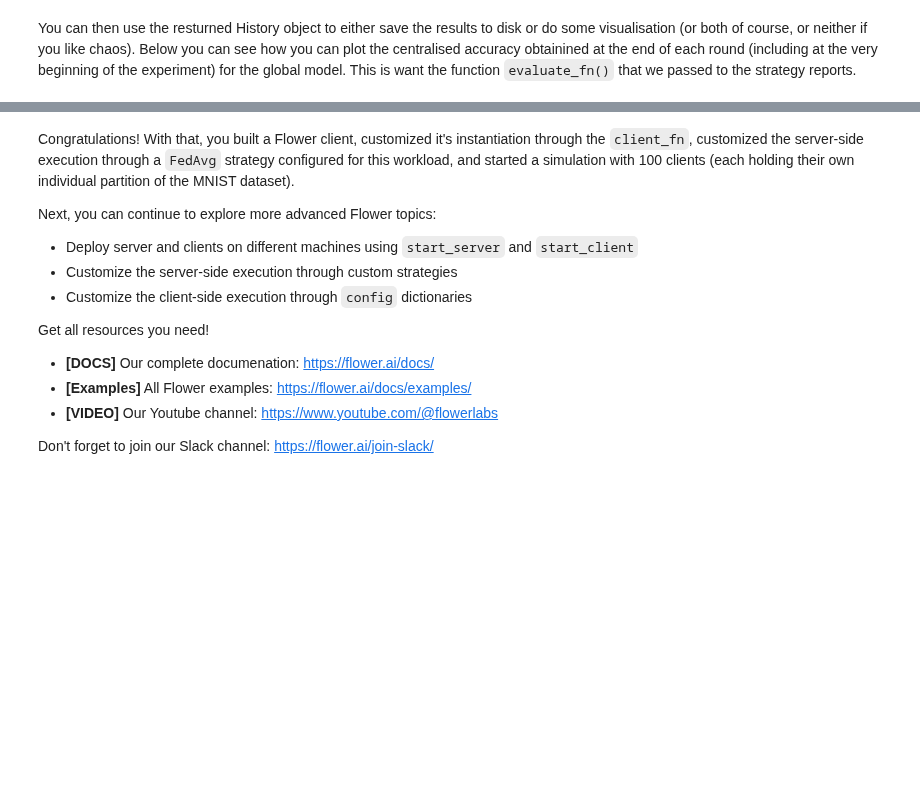
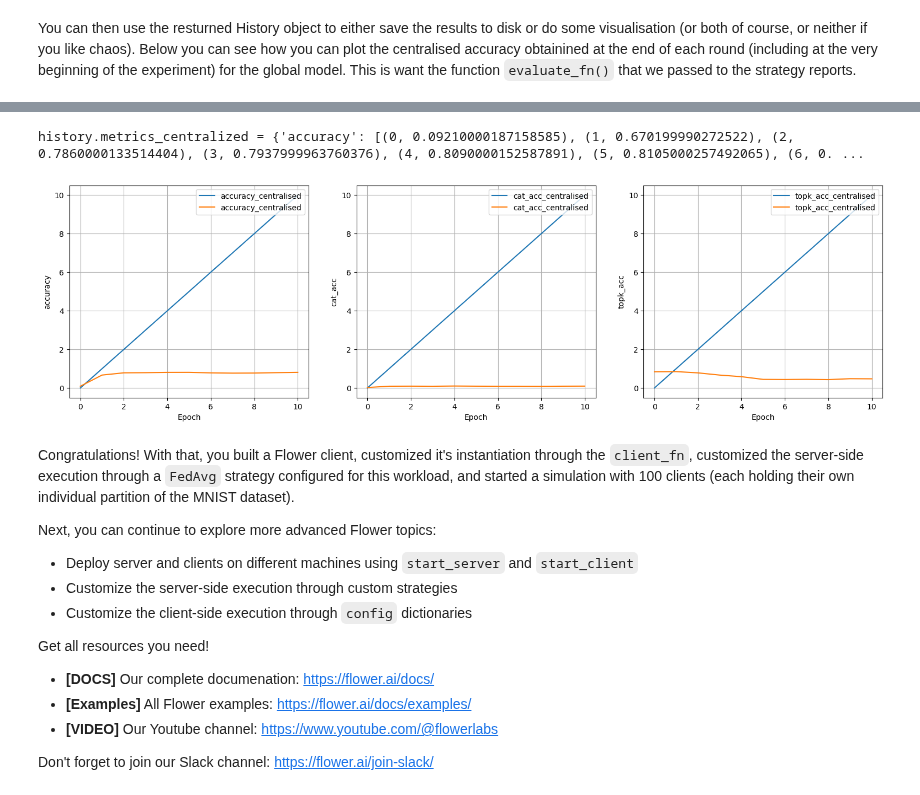
Before and after one commit to AnastasiaBrinati/Progetto-ML-23-24, a Jupyter notebook: task3_federated.ipynb, the cells around one changed output, grey strips where cells are left out. Drawn from its saved outputs; the diff is of its cells as text; code cells hidden in the pictures; blank space fills up the shorter version.

```diff
--- a/task3_federated.ipynb
+++ b/task3_federated.ipynb
@@ -208,7 +225,7 @@ def get_strategy(centralized_testset):
       evaluate_fn=get_evaluate_fn(centralized_testset),  # global evaluation function
   )
 
-  return strategy1
+  return strategy2
 # %%
 # Enable GPU growth in your main process
 enable_tf_gpu_growth()
@@ -316,3 +353,40 @@ plt.title("MNIST - IID - 100 clients with 10 clients per round")
+# %%
+import matplotlib.pyplot as plt
+
+print(f"{history.metrics_centralized = }")
+
+global_accuracy_centralised = history.metrics_centralized["accuracy"]
+global_cat_acc_centralised = history.metrics_centralized["cat_acc"]
+global_topk_acc_centralised = history.metrics_centralized["topk_acc"]
+
+fig, (ax1, ax2, ax3) = plt.subplots(1, 3, figsize=(19, 5))
+
+ax1.plot(global_accuracy_centralised, label='accuracy_centralised')
+#ax1.plot(pd.DataFrame(history.loss_avg), label='loss_avg')
+#ax1.plot(pd.DataFrame(history.loss_prox), label='loss_prox')
+
+ax2.plot(global_cat_acc_centralised, label='cat_acc_centralised')
+#ax2.plot(pd.DataFrame(history.mse_avg), label='mse_avg')
+#ax2.plot(pd.DataFrame(history.mse_prox), label='mse_prox')
+
+ax3.plot(global_topk_acc_centralised, label='topk_acc_centralised')
+#ax3.plot(pd.DataFrame(history.mape_avg), label='mape_avg')
+#ax3.plot(pd.DataFrame(history.mape_prox), label='mape_prox')
+
+ax1.set(xlabel='Epoch', ylabel='accuracy')
+ax1.legend(loc="upper right")
+ax1.grid(True)
+
+ax2.set(xlabel='Epoch', ylabel='cat_acc')
+ax2.legend(loc="upper right")
+ax2.grid(True)
+
+ax3.set(xlabel='Epoch', ylabel='topk_acc')
+ax3.legend(loc="upper right")
+ax3.grid(True)
+# %% [output]
+history.metrics_centralized = {'accuracy': [(0, 0.09210000187158585), (1, 0.670199990272522), (2, 0.7860000133514404), (3, 0.7937999963760376), (4, 0.8090000152587891), (5, 0.8105000257492065), (6, 0. ...
+[figure, added]
 # %% [markdown]
 Congratulations! With that, you built a Flower client, customized it's instantiation through the `client_fn`, customized the server-side execution through a `FedAvg` strategy configured for this workload, and started a simulation with 100 clients (each holding their own individual partition of the MNIST dataset).
 
```
Also changed, not shown: parts of 9 cells of this notebook.
